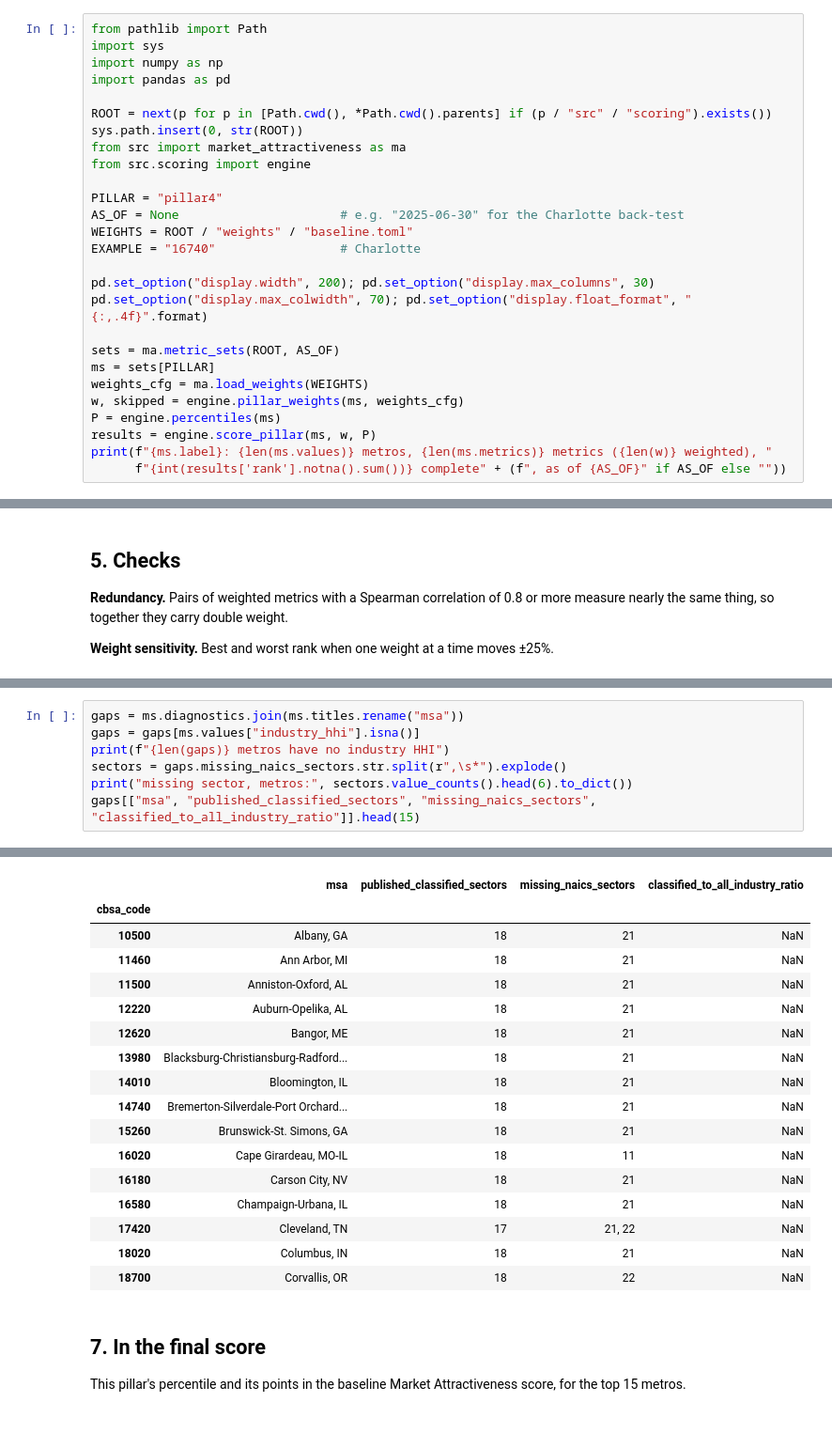
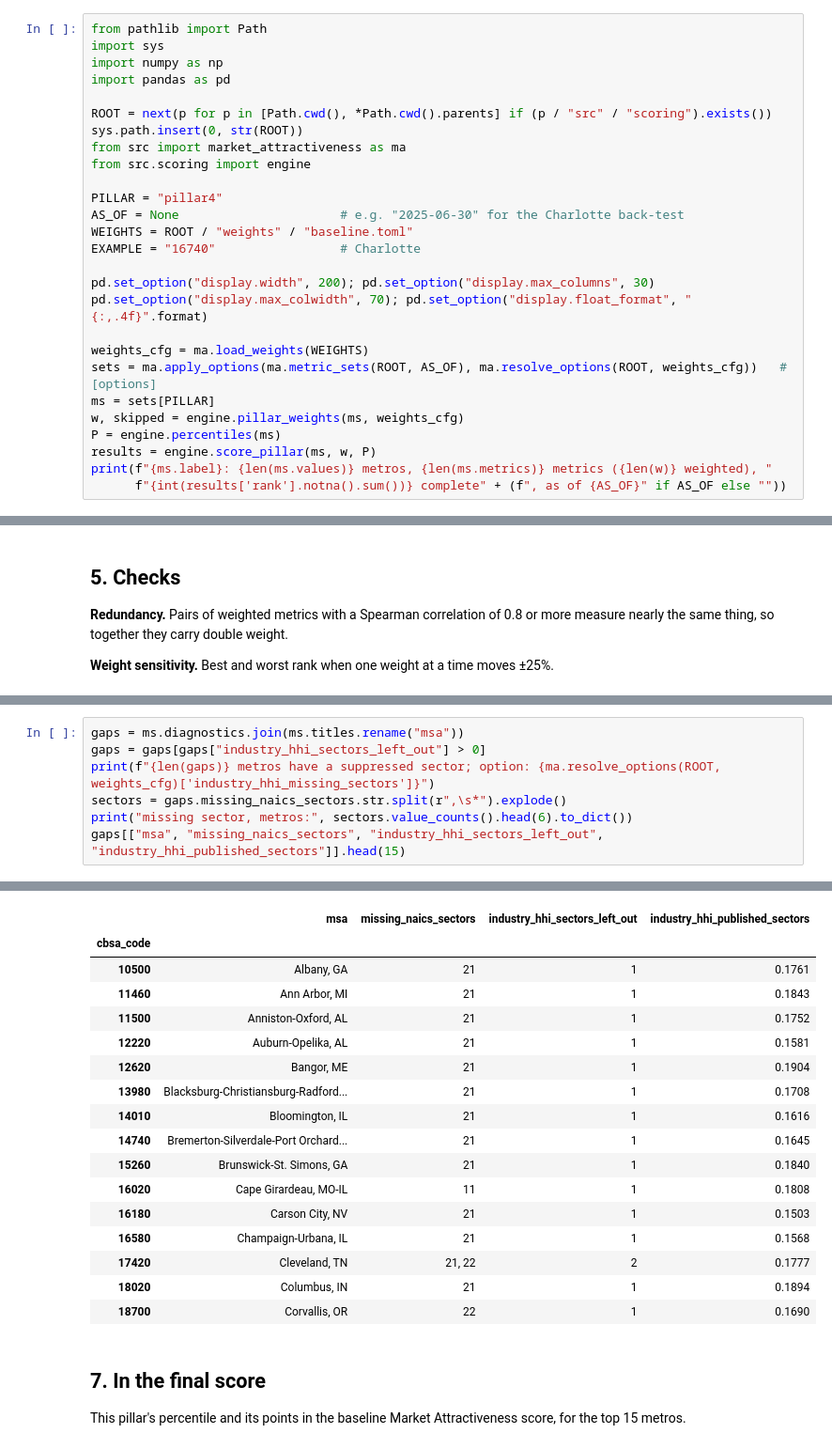
Before and after one commit to Kottakotavenkatakeerthika/bankunited-market-expansion, a Jupyter notebook: notebooks/pillar4_market_quality_durability.ipynb, the cells around one changed output, grey strips where cells are left out. Shown at 94% size. Saved outputs shown, nothing was run; the diff lists cells and outputs as text.

Commit message:
Industry HHI: leave suppressed CBP sectors out ([options], baseline); reorder baseline.toml

```diff
--- a/notebooks/pillar4_market_quality_durability.ipynb
+++ b/notebooks/pillar4_market_quality_durability.ipynb
@@ -27,9 +27,9 @@ EXAMPLE = "16740"                 # Charlotte
 pd.set_option("display.width", 200); pd.set_option("display.max_columns", 30)
 pd.set_option("display.max_colwidth", 70); pd.set_option("display.float_format", "{:,.4f}".format)
 
-sets = ma.metric_sets(ROOT, AS_OF)
+weights_cfg = ma.load_weights(WEIGHTS)
+sets = ma.apply_options(ma.metric_sets(ROOT, AS_OF), ma.resolve_options(ROOT, weights_cfg))   # [options]
 ms = sets[PILLAR]
-weights_cfg = ma.load_weights(WEIGHTS)
 w, skipped = engine.pillar_weights(ms, weights_cfg)
 P = engine.percentiles(ms)
 results = engine.score_pillar(ms, w, P)
@@ -209,8 +208,8 @@ Industry HHI is blank when any one of the 19 CBP sectors is suppressed for the m
 # %%
 gaps = ms.diagnostics.join(ms.titles.rename("msa"))
-gaps = gaps[ms.values["industry_hhi"].isna()]
-print(f"{len(gaps)} metros have no industry HHI")
+gaps = gaps[gaps["industry_hhi_sectors_left_out"] > 0]
+print(f"{len(gaps)} metros have a suppressed sector; option: {ma.resolve_options(ROOT, weights_cfg)['industry_hhi_missing_sectors']}")
 sectors = gaps.missing_naics_sectors.str.split(r",\s*").explode()
 print("missing sector, metros:", sectors.value_counts().head(6).to_dict())
-gaps[["msa", "published_classified_sectors", "missing_naics_sectors", "classified_to_all_industry_ratio"]].head(15)
+gaps[["msa", "missing_naics_sectors", "industry_hhi_sectors_left_out", "industry_hhi_published_sectors"]].head(15)
 # %% [output]
@@ -218,21 +217,21 @@ gaps[["msa", "published_classified_sectors", "missing_naics_sectors", "classifie
 missing sector, metros: {'21': 69, '11': 25, '22': 11, '55': 4}
-|  | msa | published_classified_sectors | missing_naics_sectors | classified_to_all_industry_ratio |
+|  | msa | missing_naics_sectors | industry_hhi_sectors_left_out | industry_hhi_published_sectors |
 | cbsa_code |  |  |  |  |
-| 10500 | Albany, GA | 18 | 21 | NaN |
-| 11460 | Ann Arbor, MI | 18 | 21 | NaN |
-| 11500 | Anniston-Oxford, AL | 18 | 21 | NaN |
-| 12220 | Auburn-Opelika, AL | 18 | 21 | NaN |
-| 12620 | Bangor, ME | 18 | 21 | NaN |
-| 13980 | Blacksburg-Christiansburg-Radford... | 18 | 21 | NaN |
-| 14010 | Bloomington, IL | 18 | 21 | NaN |
-| 14740 | Bremerton-Silverdale-Port Orchard... | 18 | 21 | NaN |
-| 15260 | Brunswick-St. Simons, GA | 18 | 21 | NaN |
-| 16020 | Cape Girardeau, MO-IL | 18 | 11 | NaN |
-| 16180 | Carson City, NV | 18 | 21 | NaN |
-| 16580 | Champaign-Urbana, IL | 18 | 21 | NaN |
-| 17420 | Cleveland, TN | 17 | 21, 22 | NaN |
-| 18020 | Columbus, IN | 18 | 21 | NaN |
-| 18700 | Corvallis, OR | 18 | 22 | NaN |
+| 10500 | Albany, GA | 21 | 1 | 0.1761 |
+| 11460 | Ann Arbor, MI | 21 | 1 | 0.1843 |
+| 11500 | Anniston-Oxford, AL | 21 | 1 | 0.1752 |
+| 12220 | Auburn-Opelika, AL | 21 | 1 | 0.1581 |
+| 12620 | Bangor, ME | 21 | 1 | 0.1904 |
+| 13980 | Blacksburg-Christiansburg-Radford... | 21 | 1 | 0.1708 |
+| 14010 | Bloomington, IL | 21 | 1 | 0.1616 |
+| 14740 | Bremerton-Silverdale-Port Orchard... | 21 | 1 | 0.1645 |
+| 15260 | Brunswick-St. Simons, GA | 21 | 1 | 0.1840 |
+| 16020 | Cape Girardeau, MO-IL | 11 | 1 | 0.1808 |
+| 16180 | Carson City, NV | 21 | 1 | 0.1503 |
+| 16580 | Champaign-Urbana, IL | 21 | 1 | 0.1568 |
+| 17420 | Cleveland, TN | 21, 22 | 2 | 0.1777 |
+| 18020 | Columbus, IN | 21 | 1 | 0.1894 |
+| 18700 | Corvallis, OR | 22 | 1 | 0.1690 |
 # %% [markdown]
 ## 7. In the final score
 
```
Also changed, not shown: parts of 10 cells of this notebook, 48 other files.
